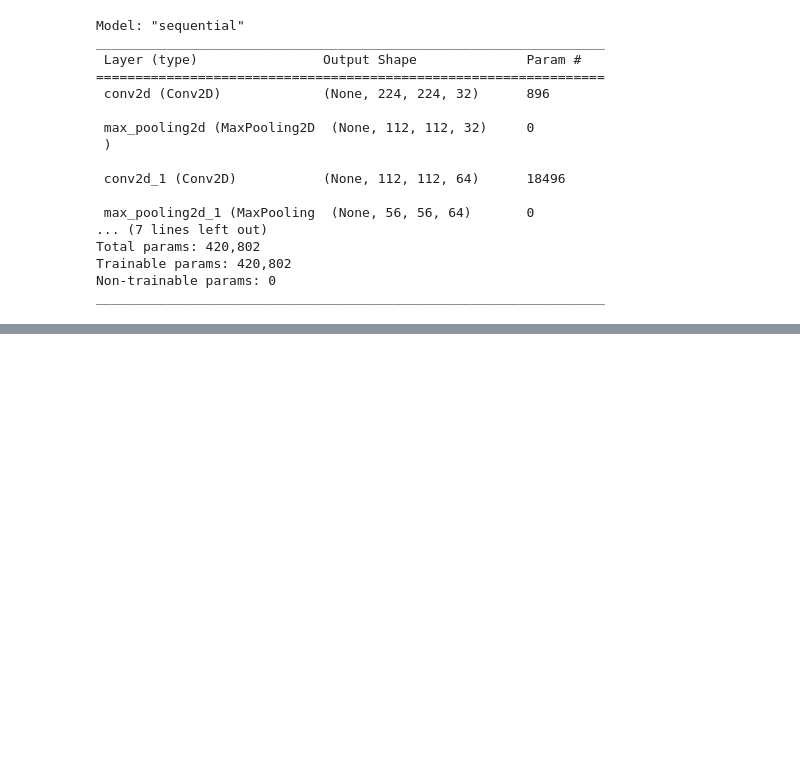
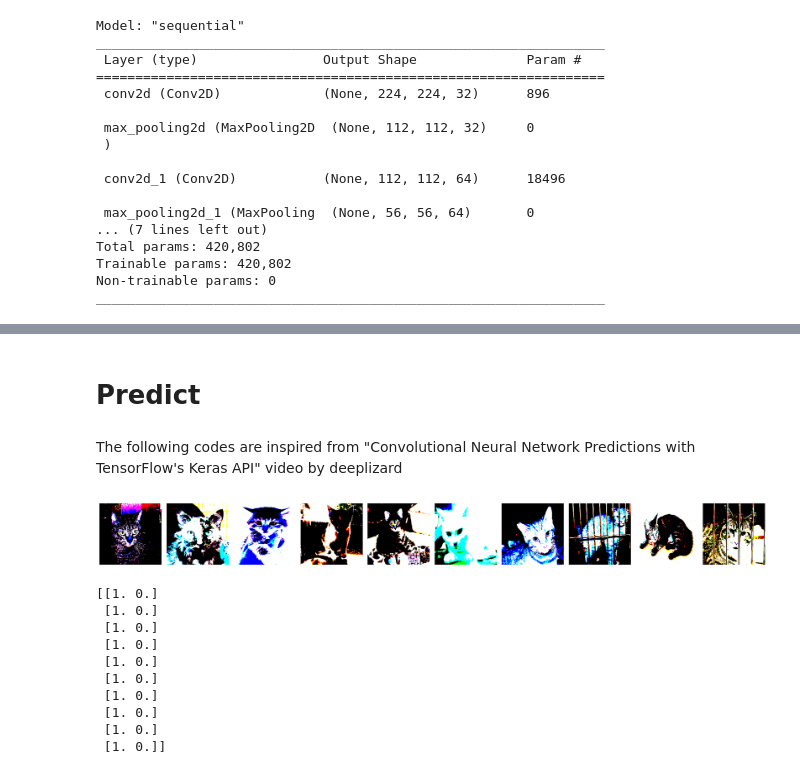
Before and after one commit to RamZein06/Kaggle-Test-NB-Repo, a Jupyter notebook: kaggle-nb-cnn-test.ipynb, the cells around one changed output, grey strips where cells are left out. Saved outputs shown, nothing was run; the diff lists cells and outputs as text; code cells hidden in the pictures; blank space fills up the shorter version.

```diff
--- a/kaggle-nb-cnn-test.ipynb
+++ b/kaggle-nb-cnn-test.ipynb
@@ -249,0 +250,25 @@ plt.show()
+# %% [markdown]
+# **Predict**
+# %% [markdown]
+The following codes are inspired from "Convolutional Neural Network Predictions with TensorFlow's Keras API" video by deeplizard
+# %%
+# Generate a batch of test images and their corresponding labels
+test_imgs, test_labels = next(test_batches)
+
+# Plot the test images
+plotImages(test_imgs)
+
+# Print the labels corresponding to the displayed test images
+print(test_labels)
+# %% [output]
+[figure, added]
+[[1. 0.]
+ [1. 0.]
+ [1. 0.]
+ [1. 0.]
+ [1. 0.]
+ [1. 0.]
+ [1. 0.]
+ [1. 0.]
+ [1. 0.]
+ [1. 0.]]
```
Also changed, not shown: parts of 12 cells of this notebook.
